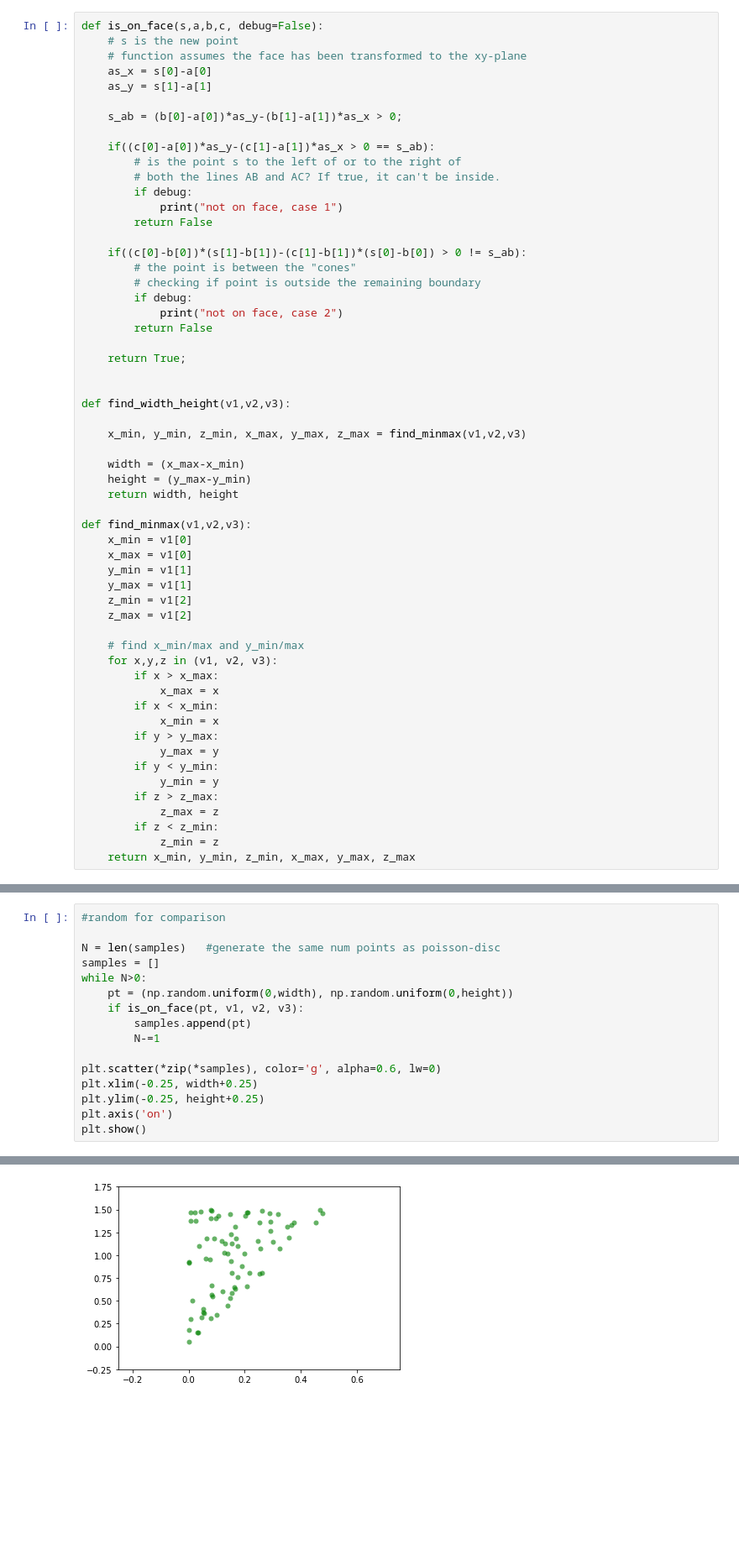
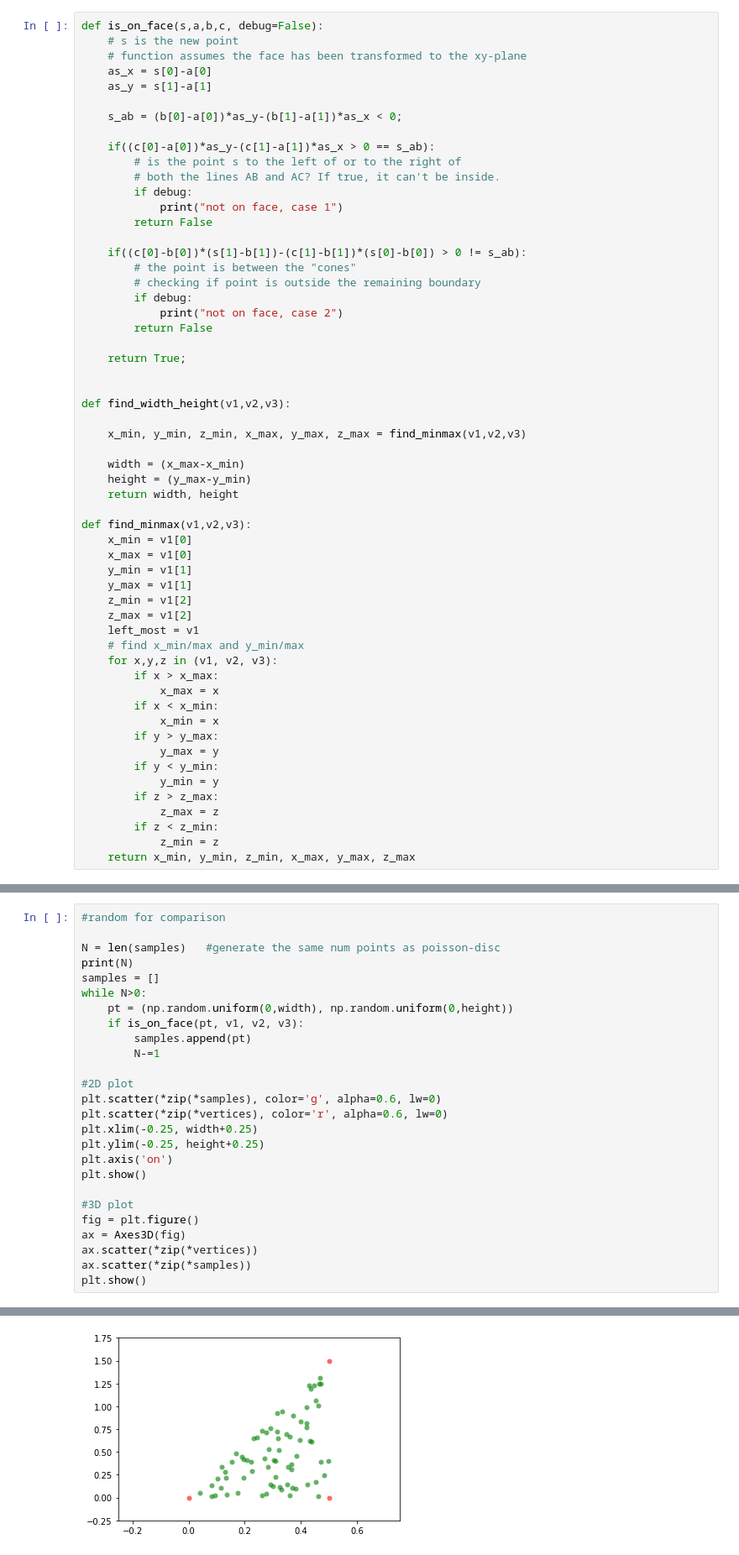
Before and after one commit to movvam/Poisson-Disc, a Jupyter notebook: Proof of Concept.ipynb, the cells around one changed output, grey strips where cells are left out. Shown at 84% size. Drawn from its saved outputs; the diff is of its cells as text; blank space fills up the shorter version.

```diff
--- a/Proof of Concept.ipynb
+++ b/Proof of Concept.ipynb
@@ -17,7 +20,7 @@ def is_on_face(s,a,b,c, debug=False):
     as_x = s[0]-a[0]
     as_y = s[1]-a[1]
 
-    s_ab = (b[0]-a[0])*as_y-(b[1]-a[1])*as_x > 0;
+    s_ab = (b[0]-a[0])*as_y-(b[1]-a[1])*as_x < 0;
 
     if((c[0]-a[0])*as_y-(c[1]-a[1])*as_x > 0 == s_ab):
         # is the point s to the left of or to the right of
@@ -51,7 +54,7 @@ def find_minmax(v1,v2,v3):
     y_max = v1[1]
     z_min = v1[2]
     z_max = v1[2]
-
+    left_most = v1
     # find x_min/max and y_min/max
     for x,y,z in (v1, v2, v3):
         if x > x_max:
@@ -258,6 +299,7 @@ plt.show()
 #random for comparison
 
 N = len(samples)   #generate the same num points as poisson-disc
+print(N)
 samples = []
 while N>0:
     pt = (np.random.uniform(0,width), np.random.uniform(0,height))
@@ -265,9 +307,18 @@ while N>0:
         samples.append(pt)
         N-=1
 
+#2D plot
 plt.scatter(*zip(*samples), color='g', alpha=0.6, lw=0)
+plt.scatter(*zip(*vertices), color='r', alpha=0.6, lw=0)
 plt.xlim(-0.25, width+0.25)
 plt.ylim(-0.25, height+0.25)
 plt.axis('on')
 plt.show()
+
+#3D plot
+fig = plt.figure()
+ax = Axes3D(fig)
+ax.scatter(*zip(*vertices))
+ax.scatter(*zip(*samples))
+plt.show()
 # %% [output]
@@ -274 +326 @@ plt.show()
-[figure, old version]
+[figure, new version]
```
Also changed, not shown: parts of 6 cells of this notebook.
